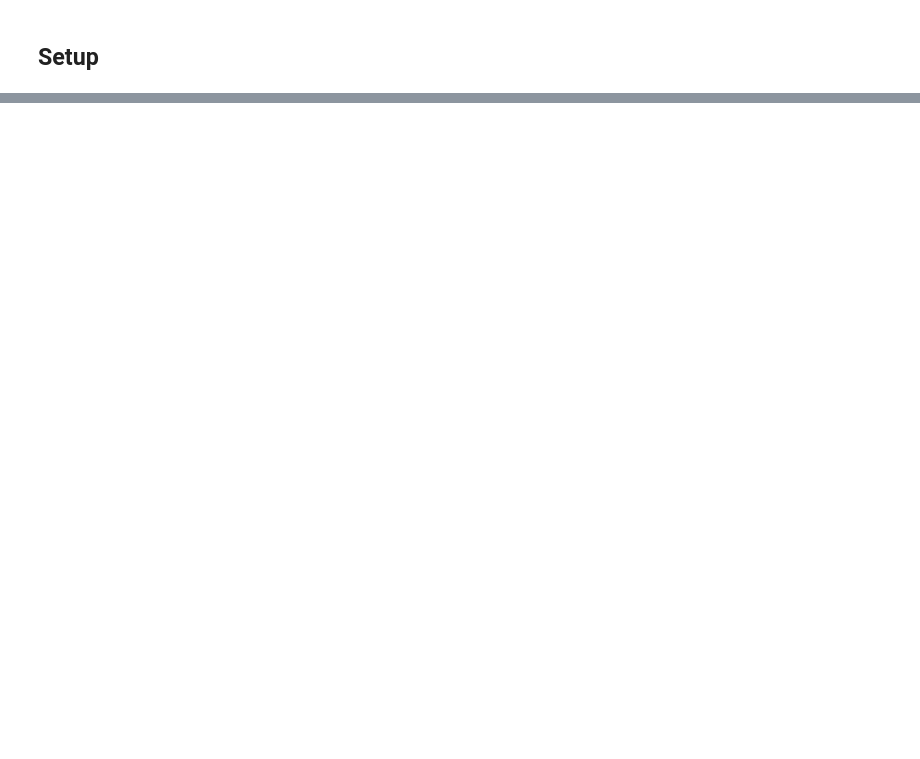
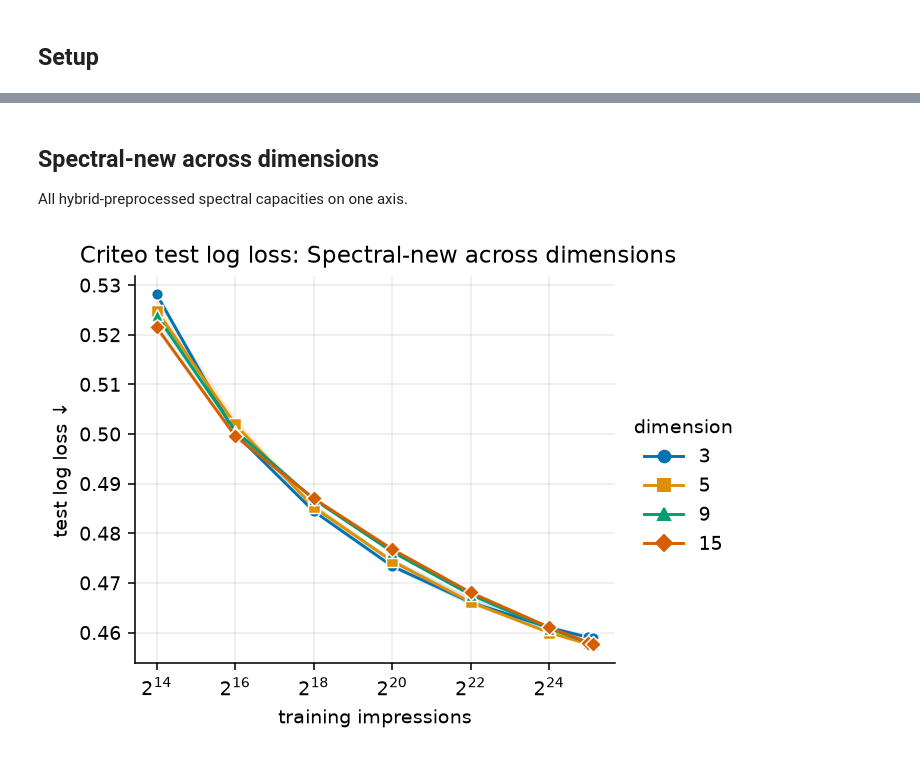
Before and after one commit to alexshtf/spectral_neuron_paper, a Jupyter notebook: notebooks/criteo_scaling.ipynb, the cells around one changed output, grey strips where cells are left out. Cells and saved outputs as stored; diff of their text form; code cells hidden in the pictures; blank space fills up the shorter version.

```diff
--- a/notebooks/criteo_scaling.ipynb
+++ b/notebooks/criteo_scaling.ipynb
@@ -103,0 +114,10 @@ The gray curve is the linear baseline. Each solid FM curve and dashed spectral c
+# %% [markdown]
+## Spectral-new across dimensions
+
+All hybrid-preprocessed spectral capacities on one axis.
+# %%
+plot_criteo_spectral_dimensions(
+    selected, "spectral-new", metric=metric
+);
+# %% [output]
+[figure, added]
```
Also changed, not shown: parts of 17 cells of this notebook, 11 other files.
